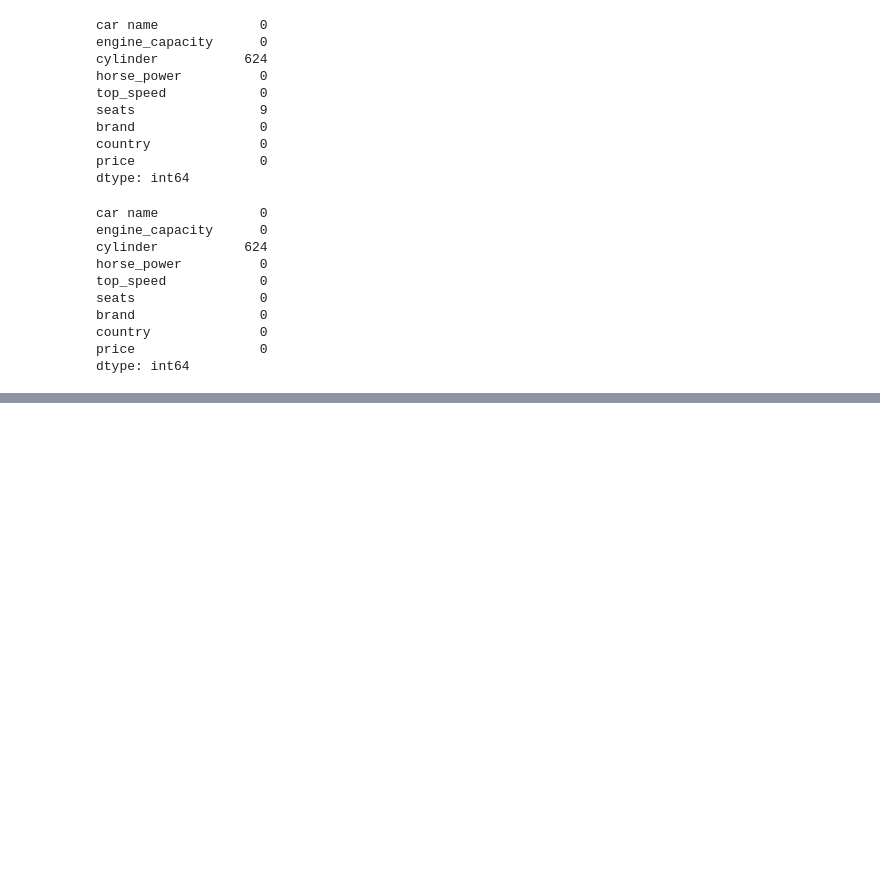
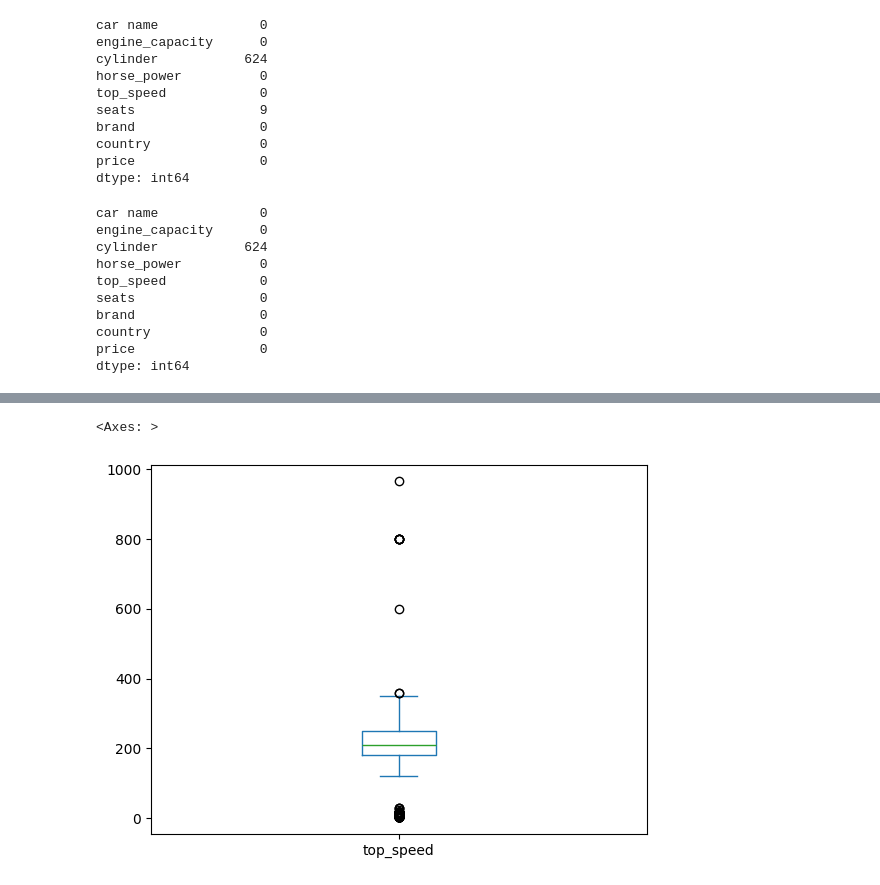
Before and after one commit to yazan6546/Regression-Analysis-and-Model-Selection, a Jupyter notebook: main.ipynb, the cells around one changed output, grey strips where cells are left out. Saved outputs shown, nothing was run; the diff lists cells and outputs as text; code cells hidden in the pictures; blank space fills up the shorter version.

```diff
--- a/main.ipynb
+++ b/main.ipynb
@@ -437,0 +485,18 @@ df.head()
+# %%
+def find_cylinder_count(engine_capacity):
+    if engine_capacity < 1.5:
+        return 3
+    elif engine_capacity < 2:
+        return 4
+    elif engine_capacity < 2.5:
+        return 5
+    elif engine_capacity < 4:
+        return 6
+    elif engine_capacity < 6:
+        return 8
+    elif engine_capacity < 8:
+        return 12
+
+df['cylinder'] = df['cylinder'].fillna(df['engine_capacity'].apply(find_cylinder_count))
+
+df.isna().sum()
@@ -437,0 +514,4 @@ df.head()
+# %%
+mask = df[df.isna().any(axis=1)]
+df.loc[mask.index, 'engine_capacity'] = df.loc[mask.index, 'engine_capacity']/1000
+df.loc[mask.index]
@@ -437,0 +532,3 @@ df.head()
+# %%
+df['cylinder'] = df['cylinder'].fillna(df['engine_capacity'].apply(find_cylinder_count))
+df.isna().sum()
@@ -437,0 +546,3 @@ df.head()
+# %%
+df['cylinder'] = df['cylinder'].astype(int)
+df.dtypes
@@ -437,0 +560,5 @@ df.head()
+# %%
+df['top_speed'].plot(kind='box')
+# %% [output]
+<Axes: >
+[figure, added]
```
Also changed, not shown: parts of 14 cells of this notebook.
